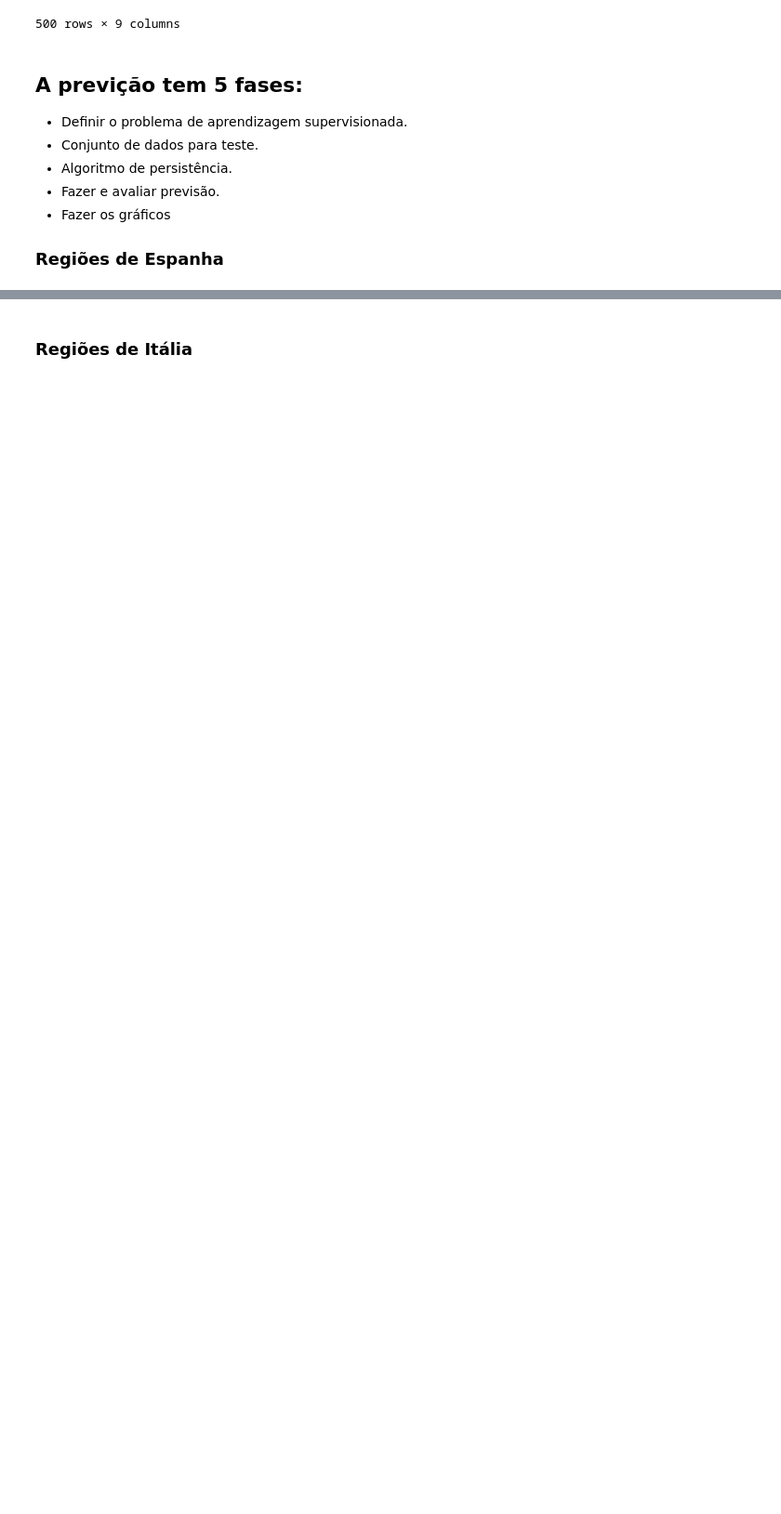
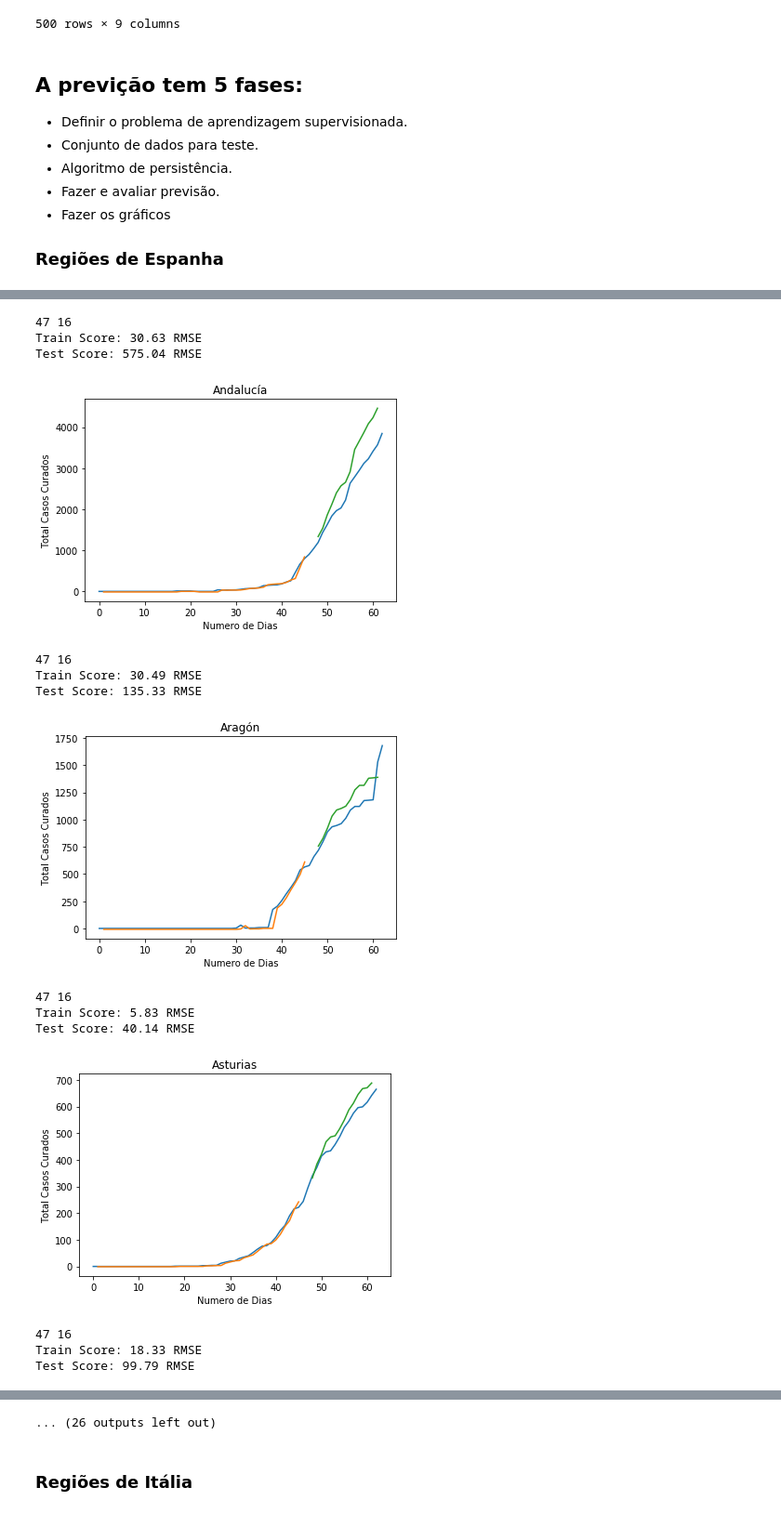
Before and after one commit to Tetra134/AA2-Grupo13, a Jupyter notebook: lstm.ipynb, the cells around one changed output, grey strips where cells are left out. Shown at 93% size. Cells and saved outputs as stored; diff of their text form; code cells hidden in the pictures; blank space fills up the shorter version.

```diff
--- a/lstm.ipynb
+++ b/lstm.ipynb
@@ -451,7 +465,7 @@ while( i < len(ccaas)):
 
     # create and fit the LSTM network
     model = Sequential()
-    model.add(LSTM(4, input_shape=(1, look_back)))
+    model.add(LSTM(25, input_shape=(1, look_back)))
     model.add(Dense(1))
     model.compile(loss='mean_squared_error', optimizer='adam')
     trainX[0] =0
@@ -461,31 +475,47 @@ while( i < len(ccaas)):
     trainPredict = model.predict(trainX)
     testPredict = model.predict(testX)
 
 
     # invert predictions
     trainPredict = scaler.inverse_transform(trainPredict)
     trainY = scaler.inverse_transform([trainY])
     testPredict = scaler.inverse_transform(testPredict)
     testY = scaler.inverse_transform([testY])
     # calculate root mean squared error
     trainScore = math.sqrt(mean_squared_error(trainY[0], trainPredict[:,0]))
     print('Train Score: %.2f RMSE' % (trainScore))
     testScore = math.sqrt(mean_squared_error(testY[0], testPredict[:,0]))
     print('Test Score: %.2f RMSE' % (testScore))
 
     # shift train predictions for plotting
     trainPredictPlot = np.empty_like(dataset)
     trainPredictPlot[:, :] = np.nan
     trainPredictPlot[look_back:len(trainPredict)+look_back, :] = trainPredict
     # shift test predictions for plotting
     testPredictPlot = np.empty_like(dataset)
     testPredictPlot[:, :] = np.nan
     testPredictPlot[len(trainPredict)+(look_back*2)+1:len(dataset)-1, :] = testPredict
     # plot baseline and predictions
     plt.plot(scaler.inverse_transform(dataset))
     plt.plot(trainPredictPlot,label= "real")
     plt.plot(testPredictPlot,label= "predict")
     plt.title(ccaa)
     plt.xlabel('Numero de Dias')
-    plt.ylabel('Total Casos Infetados')
+    plt.ylabel('Total Casos Curados')
     plt.show()
+# %% [output]
+47 16
+Train Score: 30.63 RMSE
+Test Score: 575.04 RMSE
+[figure, added]
+47 16
+Train Score: 30.49 RMSE
+Test Score: 135.33 RMSE
+[figure, added]
+47 16
+Train Score: 5.83 RMSE
+Test Score: 40.14 RMSE
+[figure, added]
+47 16
+Train Score: 18.33 RMSE
+Test Score: 99.79 RMSE
@@ -492,3 +531,4 @@ while( i < len(ccaas)):
+... (26 outputs left out)
 # %% [markdown]
 ### Regiões de Itália
 # %%
```
Also changed, not shown: parts of 6 cells of this notebook, 2 other files.
